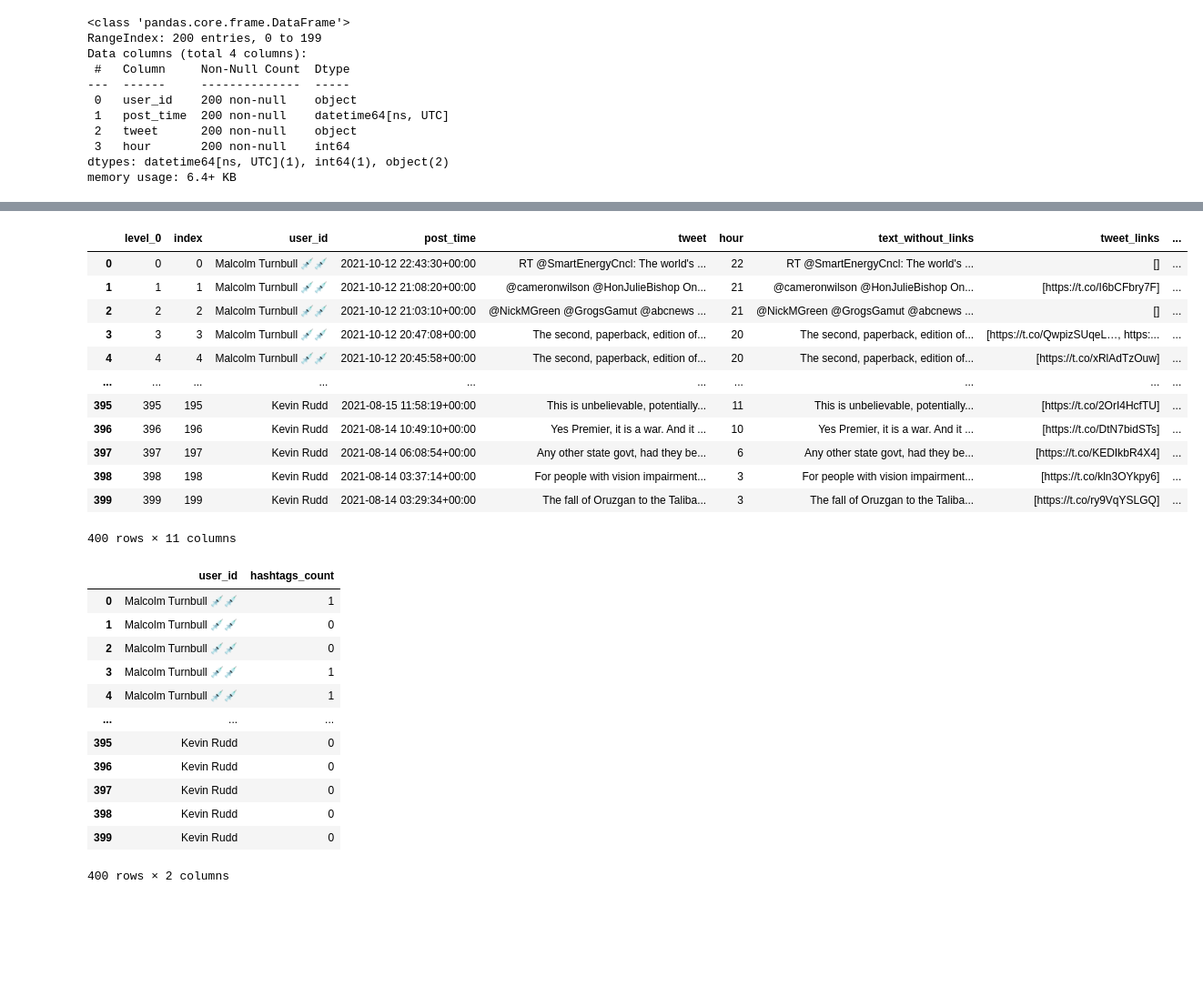
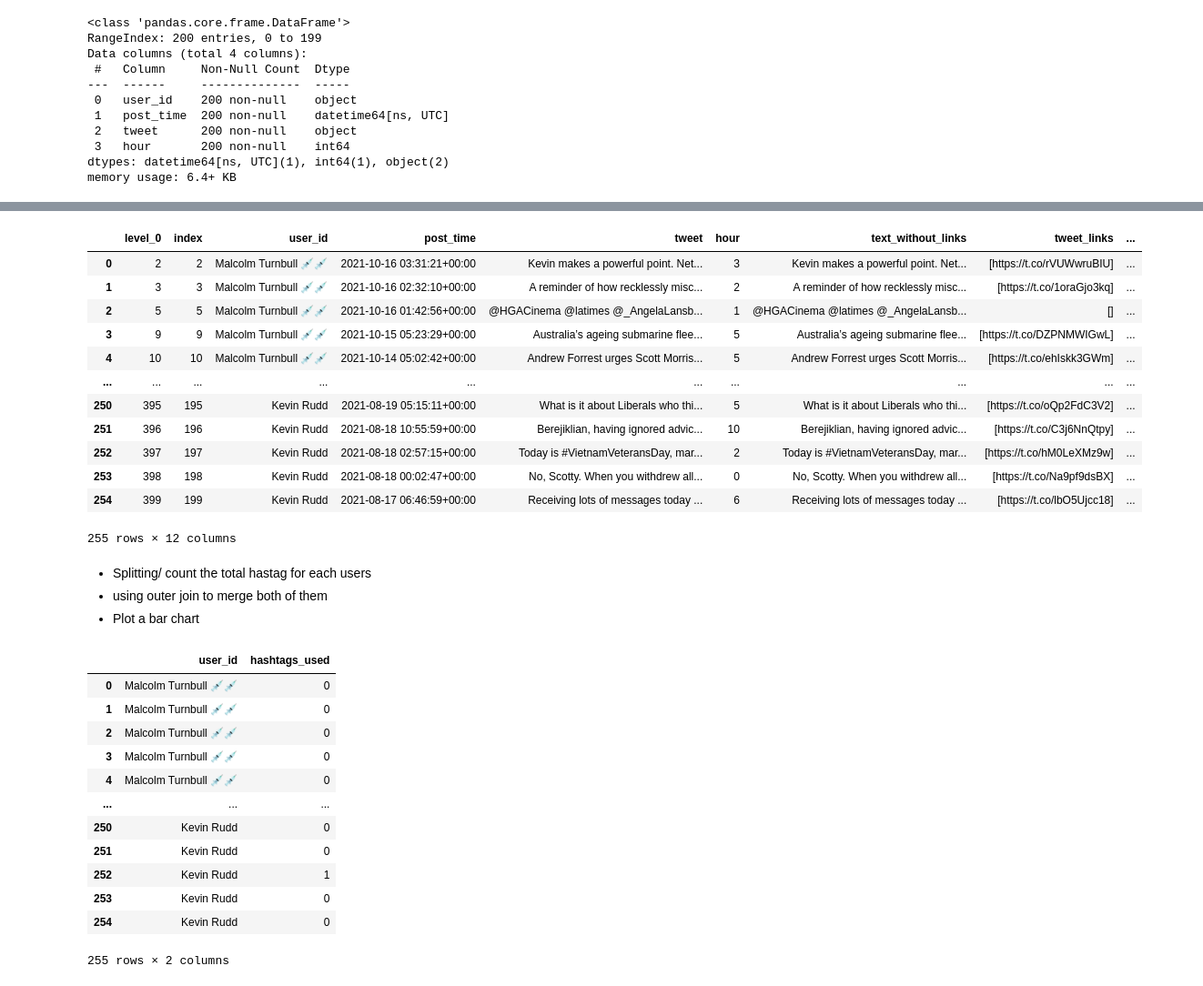
Before and after one commit to sanjay-kv/Twitter-Tweet-Analysis, a Jupyter notebook: Assessed-Task-2.ipynb, the cells around one changed output, grey strips where cells are left out. Shown at 91% size. Saved outputs shown, nothing was run; the diff lists cells and outputs as text; code cells hidden in the pictures; blank space fills up the shorter version.

```diff
--- a/Assessed-Task-2.ipynb
+++ b/Assessed-Task-2.ipynb
@@ -267,0 +351,3 @@ df
+# %%
+df = df[~df['tweet'].str.startswith('RT')]
+df.head(5)
@@ -284,6 +371,6 @@ Name: tweet, Length: 400, dtype: object
 # %%
+#adding a new col at the end which shows the Tweet contains link or not.
 df['links_boolean'] = df['tweet'].apply(lambda x: re.findall(r"http\S+|www.\S+", x)).apply((lambda x: len(x) != 0))
-df = df.reset_index()
 df
 # %% [output]
 |  | level_0 | index | user_id | post_time | tweet | hour | text_without_links | tweet_links | ... |
@@ -344,11 +431,0 @@ Picture_df_present.describe()
-# %%
-ax = Picture_df_present.plot(kind='bar', x='user_id', y= 'percentage', figsize=(15,8), width=0.4, rot=0)
-for p in ax.patches:
-    width = p.get_width()
-    height = p.get_height()
-    x, y = p.get_xy()
-    ax.annotate(f'{height.round(2)}%', (x + width/2, y + height*1.1), ha='center')
-ax.set_ylim(0, 100)
-ax.set_title('The proportions of tweets containing pictures or links')
-ax.set_ylabel('Percentage')
-ax.set_xlabel('User')
@@ -362,35 +449,39 @@ Use pandas to construct a histogram of the number of hashtags in tweets for each
 # %%
 df['hashtags'] = df['tweet'].apply(lambda x: re.findall(r"#(\w+)", x))
-df['hashtags_count'] = df['tweet'].apply(lambda x: re.findall(r"#(\w+)", x)).apply((lambda x: len(x)))
+df['hashtags_used'] = df['tweet'].apply(lambda x: re.findall(r"#(\w+)", x)).apply((lambda x: len(x)))
 df
 # %% [output]
 |  | level_0 | index | user_id | post_time | tweet | hour | text_without_links | tweet_links | ... |
-| 0 | 0 | 0 | Malcolm Turnbull 💉💉 | 2021-10-12 22:43:30+00:00 | RT @SmartEnergyCncl: The world's ... | 22 | RT @SmartEnergyCncl: The world's ... | [] | ... |
-| 1 | 1 | 1 | Malcolm Turnbull 💉💉 | 2021-10-12 21:08:20+00:00 | @cameronwilson @HonJulieBishop On... | 21 | @cameronwilson @HonJulieBishop On... | [https://t.co/I6bCFbry7F] | ... |
-| 2 | 2 | 2 | Malcolm Turnbull 💉💉 | 2021-10-12 21:03:10+00:00 | @NickMGreen @GrogsGamut @abcnews ... | 21 | @NickMGreen @GrogsGamut @abcnews ... | [] | ... |
-| 3 | 3 | 3 | Malcolm Turnbull 💉💉 | 2021-10-12 20:47:08+00:00 | The second, paperback, edition of... | 20 | The second, paperback, edition of... | [https://t.co/QwpizSUqeL…, https:... | ... |
-| 4 | 4 | 4 | Malcolm Turnbull 💉💉 | 2021-10-12 20:45:58+00:00 | The second, paperback, edition of... | 20 | The second, paperback, edition of... | [https://t.co/xRlAdTzOuw] | ... |
+| 0 | 2 | 2 | Malcolm Turnbull 💉💉 | 2021-10-16 03:31:21+00:00 | Kevin makes a powerful point. Net... | 3 | Kevin makes a powerful point. Net... | [https://t.co/rVUWwruBIU] | ... |
+| 1 | 3 | 3 | Malcolm Turnbull 💉💉 | 2021-10-16 02:32:10+00:00 | A reminder of how recklessly misc... | 2 | A reminder of how recklessly misc... | [https://t.co/1oraGjo3kq] | ... |
+| 2 | 5 | 5 | Malcolm Turnbull 💉💉 | 2021-10-16 01:42:56+00:00 | @HGACinema @latimes @_AngelaLansb... | 1 | @HGACinema @latimes @_AngelaLansb... | [] | ... |
+| 3 | 9 | 9 | Malcolm Turnbull 💉💉 | 2021-10-15 05:23:29+00:00 | Australia’s ageing submarine flee... | 5 | Australia’s ageing submarine flee... | [https://t.co/DZPNMWIGwL] | ... |
+| 4 | 10 | 10 | Malcolm Turnbull 💉💉 | 2021-10-14 05:02:42+00:00 | Andrew Forrest urges Scott Morris... | 5 | Andrew Forrest urges Scott Morris... | [https://t.co/ehIskk3GWm] | ... |
 | ... | ... | ... | ... | ... | ... | ... | ... | ... | ... |
-| 395 | 395 | 195 | Kevin Rudd | 2021-08-15 11:58:19+00:00 | This is unbelievable, potentially... | 11 | This is unbelievable, potentially... | [https://t.co/2OrI4HcfTU] | ... |
-| 396 | 396 | 196 | Kevin Rudd | 2021-08-14 10:49:10+00:00 | Yes Premier, it is a war. And it ... | 10 | Yes Premier, it is a war. And it ... | [https://t.co/DtN7bidSTs] | ... |
-| 397 | 397 | 197 | Kevin Rudd | 2021-08-14 06:08:54+00:00 | Any other state govt, had they be... | 6 | Any other state govt, had they be... | [https://t.co/KEDIkbR4X4] | ... |
-| 398 | 398 | 198 | Kevin Rudd | 2021-08-14 03:37:14+00:00 | For people with vision impairment... | 3 | For people with vision impairment... | [https://t.co/kln3OYkpy6] | ... |
-| 399 | 399 | 199 | Kevin Rudd | 2021-08-14 03:29:34+00:00 | The fall of Oruzgan to the Taliba... | 3 | The fall of Oruzgan to the Taliba... | [https://t.co/ry9VqYSLGQ] | ... |
+| 250 | 395 | 195 | Kevin Rudd | 2021-08-19 05:15:11+00:00 | What is it about Liberals who thi... | 5 | What is it about Liberals who thi... | [https://t.co/oQp2FdC3V2] | ... |
+| 251 | 396 | 196 | Kevin Rudd | 2021-08-18 10:55:59+00:00 | Berejiklian, having ignored advic... | 10 | Berejiklian, having ignored advic... | [https://t.co/C3j6NnQtpy] | ... |
+| 252 | 397 | 197 | Kevin Rudd | 2021-08-18 02:57:15+00:00 | Today is #VietnamVeteransDay, mar... | 2 | Today is #VietnamVeteransDay, mar... | [https://t.co/hM0LeXMz9w] | ... |
+| 253 | 398 | 198 | Kevin Rudd | 2021-08-18 00:02:47+00:00 | No, Scotty. When you withdrew all... | 0 | No, Scotty. When you withdrew all... | [https://t.co/Na9pf9dsBX] | ... |
+| 254 | 399 | 199 | Kevin Rudd | 2021-08-17 06:46:59+00:00 | Receiving lots of messages today ... | 6 | Receiving lots of messages today ... | [https://t.co/lbO5Ujcc18] | ... |
-400 rows × 11 columns
+255 rows × 12 columns
+# %% [markdown]
+- Splitting/ count the total hastag for each users
+- using outer join to merge both of them
+- Plot a bar chart
 # %%
-cols = ['user_id', 'hashtags_count']
+cols = ['user_id', 'hashtags_used']
 df[cols]
 # %% [output]
-|  | user_id | hashtags_count |
-| 0 | Malcolm Turnbull 💉💉 | 1 |
+|  | user_id | hashtags_used |
+| 0 | Malcolm Turnbull 💉💉 | 0 |
 | 1 | Malcolm Turnbull 💉💉 | 0 |
 | 2 | Malcolm Turnbull 💉💉 | 0 |
-| 3 | Malcolm Turnbull 💉💉 | 1 |
-| 4 | Malcolm Turnbull 💉💉 | 1 |
+| 3 | Malcolm Turnbull 💉💉 | 0 |
+| 4 | Malcolm Turnbull 💉💉 | 0 |
 | ... | ... | ... |
-| 395 | Kevin Rudd | 0 |
-| 396 | Kevin Rudd | 0 |
-| 397 | Kevin Rudd | 0 |
-| 398 | Kevin Rudd | 0 |
-| 399 | Kevin Rudd | 0 |
+| 250 | Kevin Rudd | 0 |
+| 251 | Kevin Rudd | 0 |
+| 252 | Kevin Rudd | 1 |
+| 253 | Kevin Rudd | 0 |
+| 254 | Kevin Rudd | 0 |
-400 rows × 2 columns
+255 rows × 2 columns
```
Also changed, not shown: parts of 57 cells of this notebook, 5 other files.
